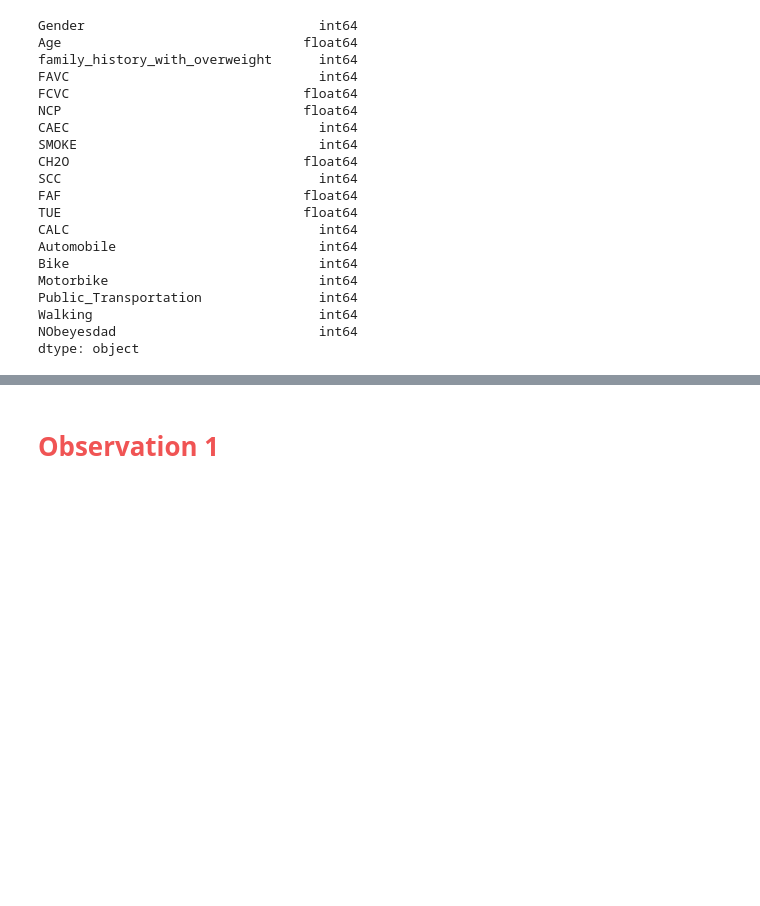
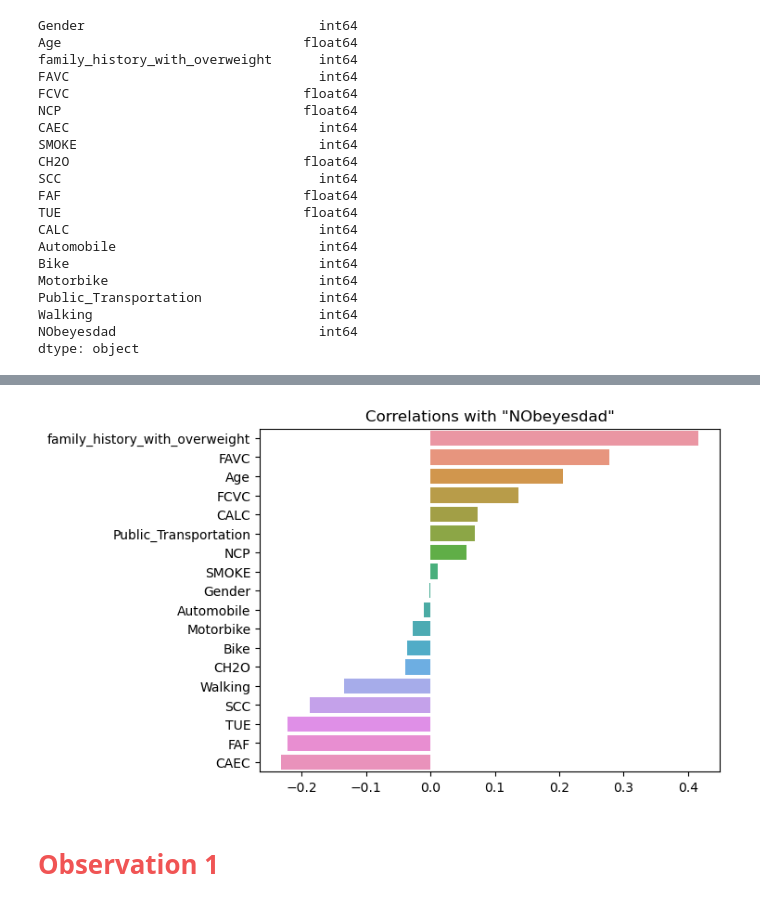
Before and after one commit to omeysi1/project1, a Jupyter notebook: project.ipynb, the cells around one changed output, grey strips where cells are left out. Saved outputs shown, nothing was run; the diff lists cells and outputs as text; code cells hidden in the pictures; blank space fills up the shorter version.

```diff
--- a/project.ipynb
+++ b/project.ipynb
@@ -111,3 +167,19 @@ len(ob_df)
+# %%
+limit = -1.0
+
+data = ob_df.corr()["NObeyesdad"].sort_values(ascending=False)
+indices = data.index
+labels = []
+corr = []
+for i in range(1, len(indices)):
+    if data[indices[i]]>limit:
+        labels.append(indices[i])
+        corr.append(data[i])
+sns.barplot(x=corr, y=labels)
+plt.title('Correlations with "NObeyesdad"')
+plt.show()
+# %% [output]
+[figure, added]
 # %% [markdown]
 # <b id="section_2">  </b> <b style='color:#F05454'>Observation 1 </b> <b></b>
 # %%
```
Also changed, not shown: parts of 19 cells of this notebook.
